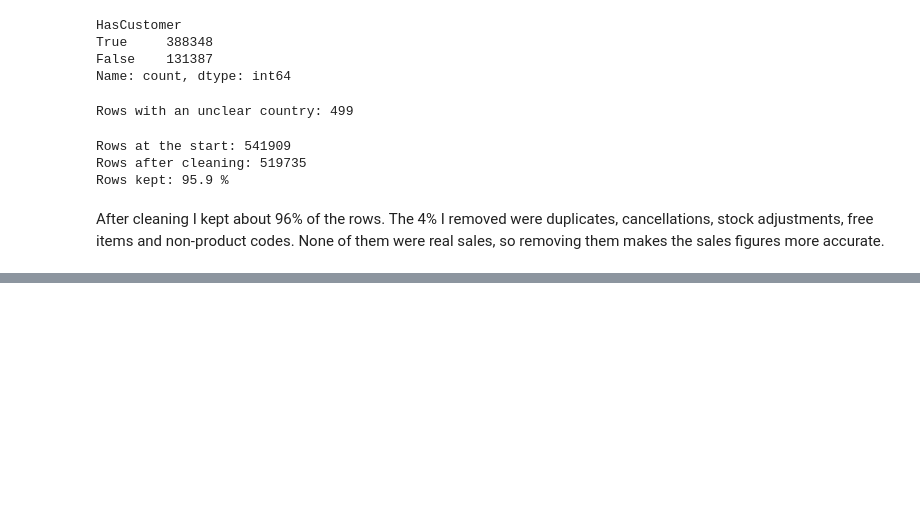
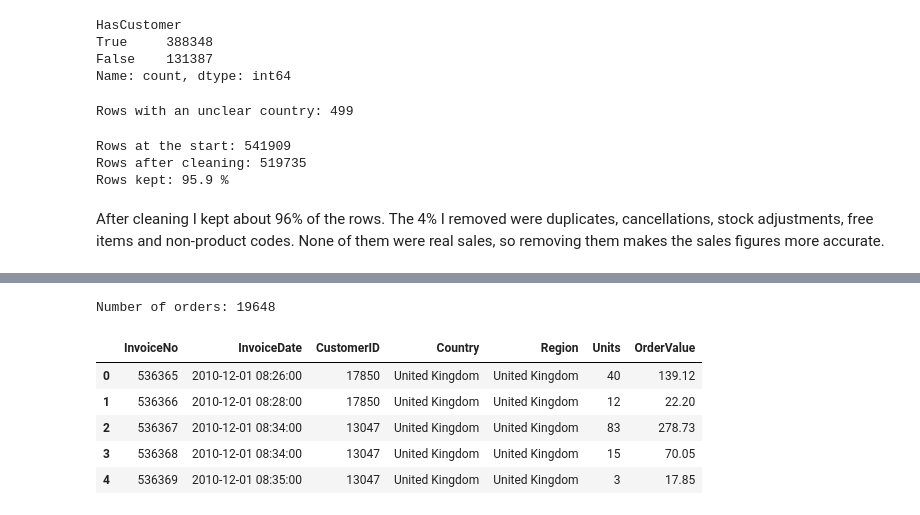
Before and after one commit to 2023357/CA2_Data_Vizualisation, a Jupyter notebook: CA2_Online_Retail.ipynb, the cells around one changed output, grey strips where cells are left out. Drawn from its saved outputs; the diff is of its cells as text; code cells hidden in the pictures; blank space fills up the shorter version.

```diff
--- a/CA2_Online_Retail.ipynb
+++ b/CA2_Online_Retail.ipynb
@@ -484,0 +519,25 @@ After cleaning I kept about 96% of the rows. The 4% I removed were duplicates, c
+# %%
+# ORDERS TABLE – one row per invoice
+# Each invoice has many rows (one per product). groupby("InvoiceNo") puts together all rows of the same invoice.
+# For each column I choose how to combine the rows:
+#   "first" -> date, customer and country are the same in all rows of an invoice, so I take the first one
+#   "sum"   -> I add up the units and the revenue of all products in the invoice
+orders = df.groupby("InvoiceNo").agg({"InvoiceDate": "first",
+                                      "CustomerID": "first",
+                                      "Country": "first",
+                                      "Region": "first",
+                                      "Quantity": "sum",
+                                      "Revenue": "sum"})
+
+# Better names: the total quantity of an order is "Units" and its total revenue is "OrderValue"
+orders = orders.rename(columns={"Quantity": "Units", "Revenue": "OrderValue"}).reset_index()
+print("Number of orders:", len(orders))
+orders.head()
+# %% [output]
+Number of orders: 19648
+|  | InvoiceNo | InvoiceDate | CustomerID | Country | Region | Units | OrderValue |
+| 0 | 536365 | 2010-12-01 08:26:00 | 17850 | United Kingdom | United Kingdom | 40 | 139.12 |
+| 1 | 536366 | 2010-12-01 08:28:00 | 17850 | United Kingdom | United Kingdom | 12 | 22.20 |
+| 2 | 536367 | 2010-12-01 08:34:00 | 13047 | United Kingdom | United Kingdom | 83 | 278.73 |
+| 3 | 536368 | 2010-12-01 08:34:00 | 13047 | United Kingdom | United Kingdom | 15 | 70.05 |
+| 4 | 536369 | 2010-12-01 08:35:00 | 13047 | United Kingdom | United Kingdom | 3 | 17.85 |
```
Also changed, not shown: parts of 6 cells of this notebook.
